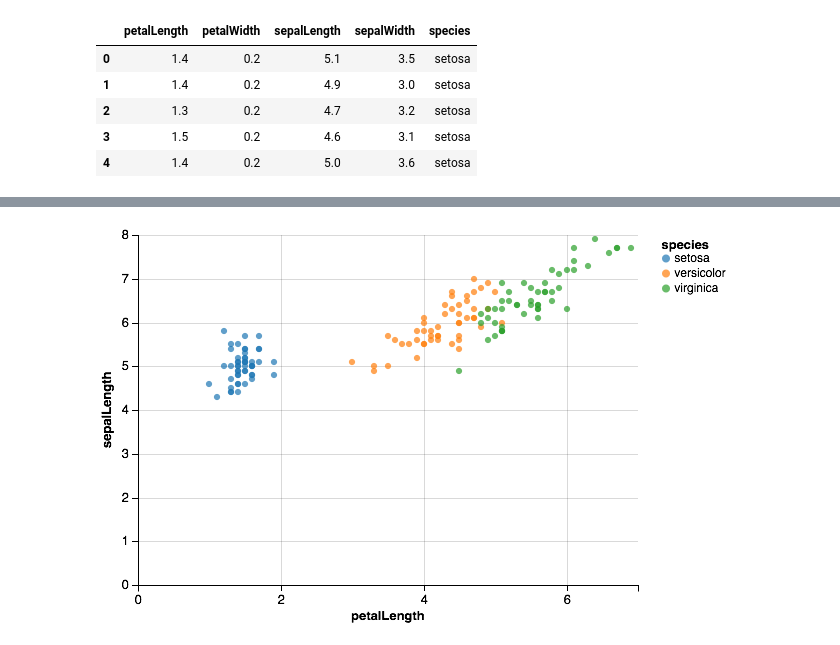
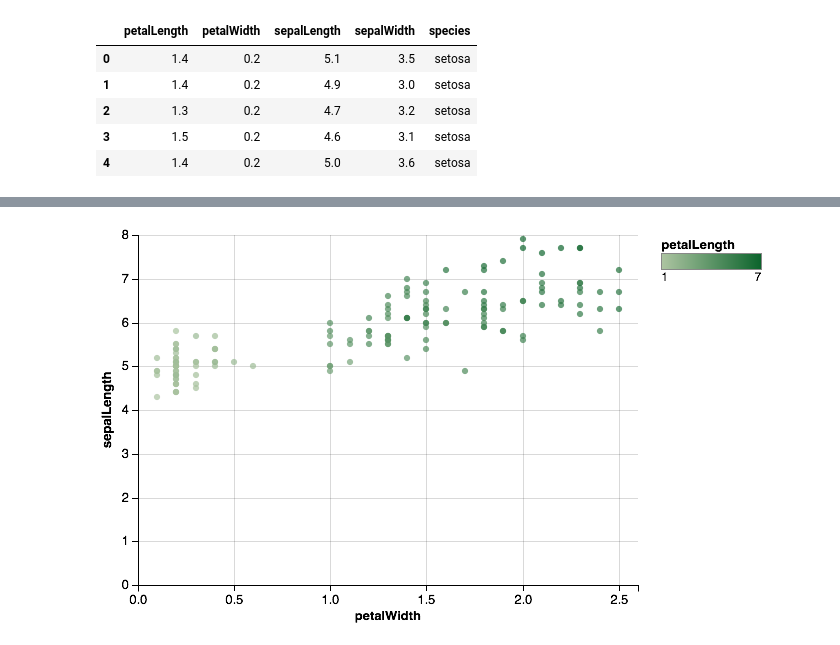
Before and after one commit to stsievert/talks, a Jupyter notebook: 2017-forward-summit/Altair.ipynb, the cells around one changed output, grey strips where cells are left out. Saved outputs shown, nothing was run; the diff lists cells and outputs as text; code cells hidden in the pictures.

```diff
--- a/2017-forward-summit/Altair.ipynb
+++ b/2017-forward-summit/Altair.ipynb
@@ -17,7 +17,7 @@ df.head()
 | 4 | 1.4 | 0.2 | 5.0 | 3.6 | setosa |
 # %%
 Chart(df).mark_circle().encode(
-    x='petalLength', y='sepalLength', color='species')
+    x='petalWidth', y='sepalLength', color='petalLength')
 # %% [output]
 [interactive output not drawn]
-[figure, old version]
+[figure, new version]
```
Also changed, not shown: 4 other files.
